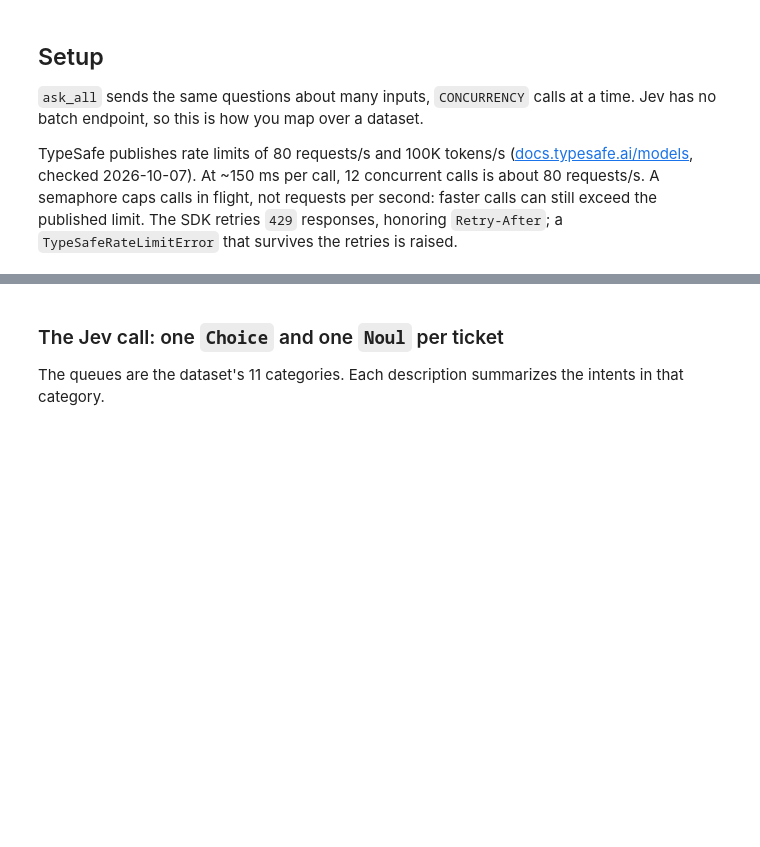
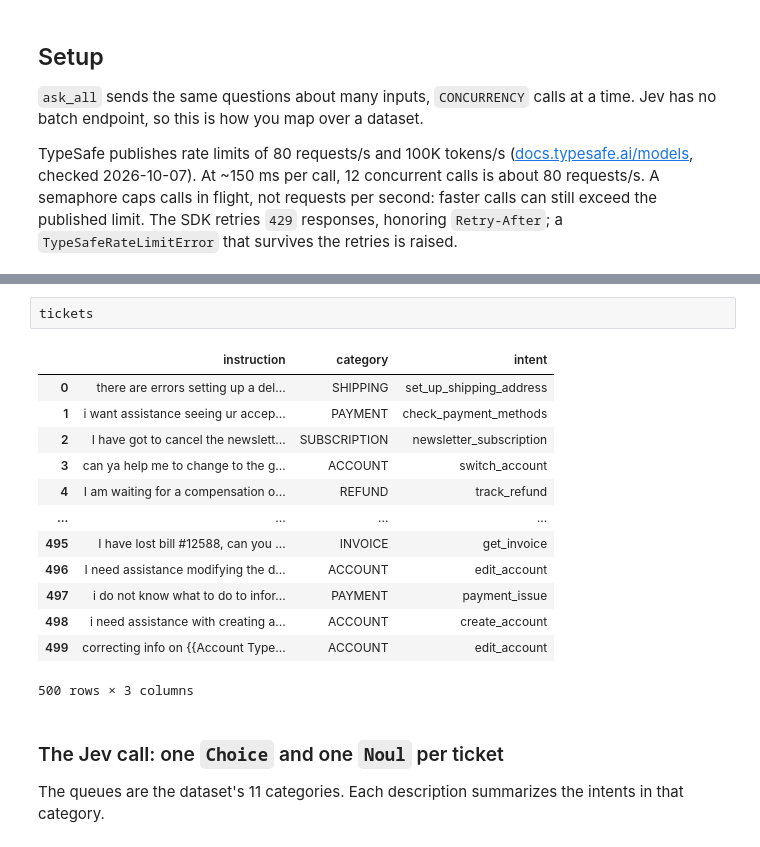
Before and after one commit to zazencodes/jev-intro-to-system-one-ai, a Jupyter notebook: 05-implementing-use-cases/05_use_cases.ipynb, the cells around one changed output, grey strips where cells are left out. Cells and saved outputs as stored; diff of their text form; blank space fills up the shorter version.

```diff
--- a/05-implementing-use-cases/05_use_cases.ipynb
+++ b/05-implementing-use-cases/05_use_cases.ipynb
@@ -105,3 +114,19 @@ tickets.head()
+# %%
+tickets
+# %% [output]
+|  | instruction | category | intent |
+| 0 | there are errors setting up a del... | SHIPPING | set_up_shipping_address |
+| 1 | i want assistance seeing ur accep... | PAYMENT | check_payment_methods |
+| 2 | I have got to cancel the newslett... | SUBSCRIPTION | newsletter_subscription |
+| 3 | can ya help me to change to the g... | ACCOUNT | switch_account |
+| 4 | I am waiting for a compensation o... | REFUND | track_refund |
+| ... | ... | ... | ... |
+| 495 | I have lost bill #12588, can you ... | INVOICE | get_invoice |
+| 496 | I need assistance modifying the d... | ACCOUNT | edit_account |
+| 497 | i do not know what to do to infor... | PAYMENT | payment_issue |
+| 498 | i need assistance with creating a... | ACCOUNT | create_account |
+| 499 | correcting info on {{Account Type... | ACCOUNT | edit_account |
+500 rows × 3 columns
 # %% [markdown]
 ### The Jev call: one `Choice` and one `Noul` per ticket
 
```
Also changed, not shown: parts of 29 cells of this notebook, 7 other files.
